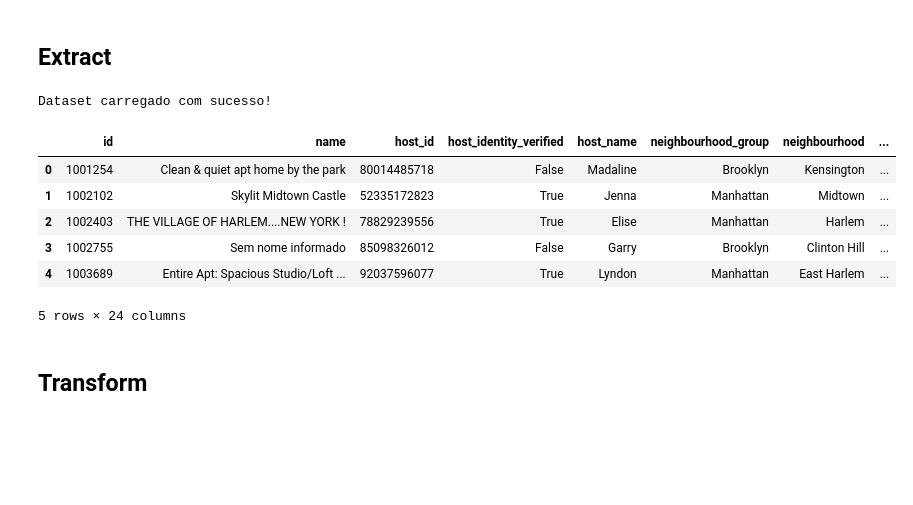
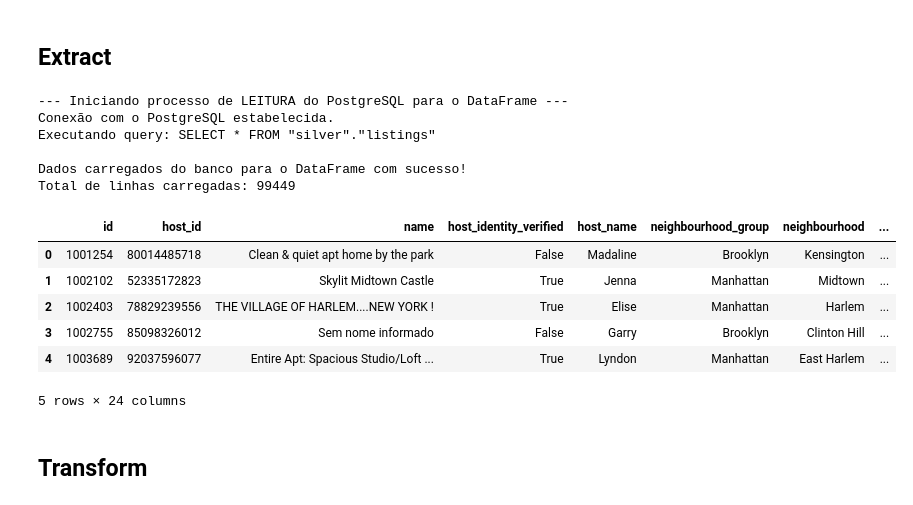
Before and after one commit to lucasqueiroz23/airbnb-data-analysis, a Jupyter notebook: transformer/etl/silver_to_gold.ipynb, the cells around one changed output. Saved outputs shown, nothing was run; the diff lists cells and outputs as text; code cells hidden in the pictures; blank space fills up the shorter version.

Commit message:
fix: extract direto do DB
Co-authored-by: Lucas Queiroz <lucas.fn4@gmail.com>
Co-authored-by: Pedro Sampaio <pedro.sampaio.dias.rocha@gmail.com>
Co-authored-by: Lucas Felipe Soares <lucasfs1007@gmail.com>

```diff
--- a/transformer/etl/silver_to_gold.ipynb
+++ b/transformer/etl/silver_to_gold.ipynb
@@ -4,22 +4,66 @@
 ## Extract
 # %%
 import pandas as pd
-import numpy as np
+import psycopg
+from psycopg import connect, sql
+import sys
 
-data_layer_filepath = '../../data_layer/'
+print("--- Iniciando processo de Extract do banco ---")
 
-df = pd.read_csv(data_layer_filepath + 'silver/airbnb-dataset-silver.csv', low_memory=False)
-print("Dataset carregado com sucesso!")
-df.head()
+DB_USER = "postgres"
+DB_PASSWORD = "postgres"
+DB_HOST = "localhost"
+DB_PORT = "5433"
+DB_NAME = "airbnb"
+DB_SCHEMA = "silver"
+TABLE_NAME = "listings"
+
+TABLE_FULL_NAME = sql.SQL("{}.{}").format(
+    sql.Identifier(DB_SCHEMA),
+    sql.Identifier(TABLE_NAME)
+)
+
+query = sql.SQL("SELECT * FROM {}").format(TABLE_FULL_NAME)
+
+try:
+    with connect(f"host={DB_HOST} dbname={DB_NAME} user={DB_USER} password={DB_PASSWORD} port={DB_PORT}") as conn:
+        print("Conexão com o PostgreSQL estabelecida.")
+
+        query_string = query.as_string(conn)
+        print(f"Executando query: {query_string}")
+
+        with conn.cursor() as cur:
+            cur.execute(query_string)
+            rows = cur.fetchall()
+            columns = [desc[0] for desc in cur.description]
+            df = pd.DataFrame(rows, columns=columns)
+        print("\nDados carregados do banco para o DataFrame com sucesso!")
+        print(f"Total de linhas carregadas: {len(df)}")
+except psycopg.Error as e:
+    print(f"\n--- Ocorreu um erro ao conectar ou ler o banco de dados ---")
+    print(f"Erro: {e}")
+    sys.exit(1)
+except Exception as e:
+    print(f"\n--- Ocorreu um erro inesperado ---")
+    print(f"Erro: {e}")
+    sys.exit(1)
 # %% [output]
-Dataset carregado com sucesso!
+--- Iniciando processo de LEITURA do PostgreSQL para o DataFrame ---
+Conexão com o PostgreSQL estabelecida.
+Executando query: SELECT * FROM "silver"."listings"
+
+Dados carregados do banco para o DataFrame com sucesso!
+Total de linhas carregadas: 99449
-|  | id | name | host_id | host_identity_verified | host_name | neighbourhood_group | neighbourhood | ... |
-| 0 | 1001254 | Clean & quiet apt home by the park | 80014485718 | False | Madaline | Brooklyn | Kensington | ... |
-| 1 | 1002102 | Skylit Midtown Castle | 52335172823 | True | Jenna | Manhattan | Midtown | ... |
-| 2 | 1002403 | THE VILLAGE OF HARLEM....NEW YORK ! | 78829239556 | True | Elise | Manhattan | Harlem | ... |
-| 3 | 1002755 | Sem nome informado | 85098326012 | False | Garry | Brooklyn | Clinton Hill | ... |
-| 4 | 1003689 | Entire Apt: Spacious Studio/Loft ... | 92037596077 | True | Lyndon | Manhattan | East Harlem | ... |
-5 rows × 24 columns
+# %%
+df.head(5)
+# %% [output]
+|  | id | host_id | name | host_identity_verified | host_name | neighbourhood_group | neighbourhood | ... |
+| 0 | 1001254 | 80014485718 | Clean & quiet apt home by the park | False | Madaline | Brooklyn | Kensington | ... |
+| 1 | 1002102 | 52335172823 | Skylit Midtown Castle | True | Jenna | Manhattan | Midtown | ... |
+| 2 | 1002403 | 78829239556 | THE VILLAGE OF HARLEM....NEW YORK ! | True | Elise | Manhattan | Harlem | ... |
+| 3 | 1002755 | 85098326012 | Sem nome informado | False | Garry | Brooklyn | Clinton Hill | ... |
+| 4 | 1003689 | 92037596077 | Entire Apt: Spacious Studio/Loft ... | True | Lyndon | Manhattan | East Harlem | ... |
+5 rows × 24 columns
 # %% [markdown]
 ## Transform
 # %%
```
